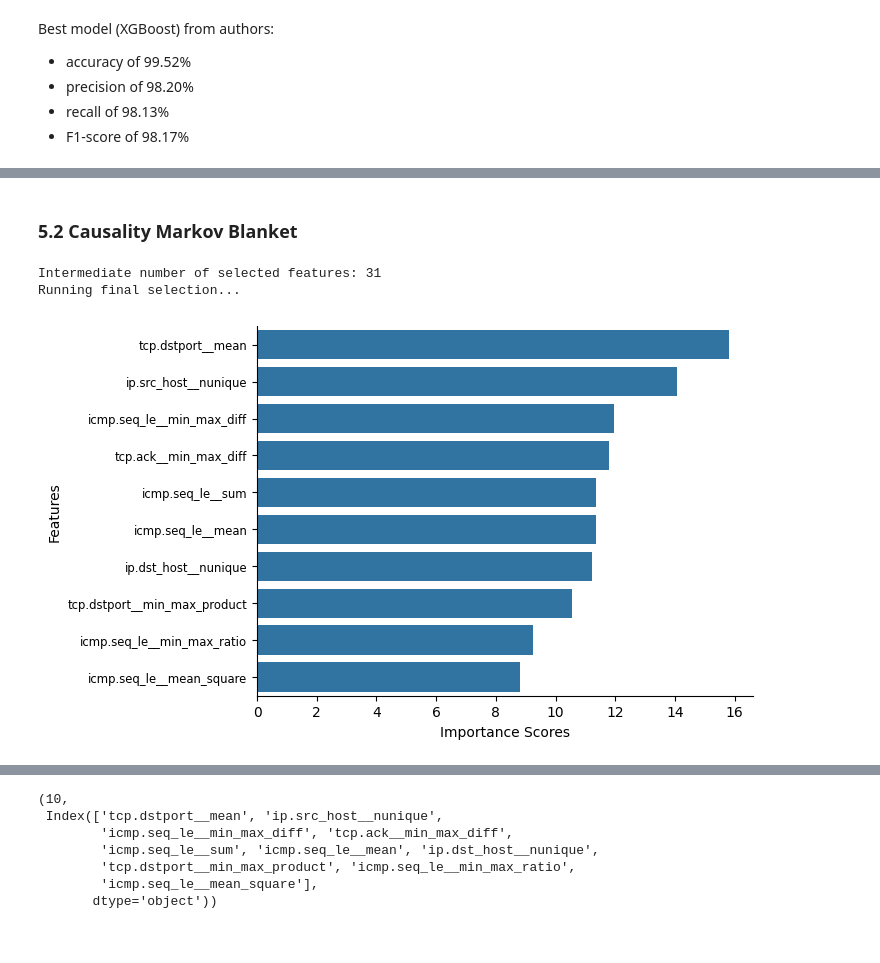
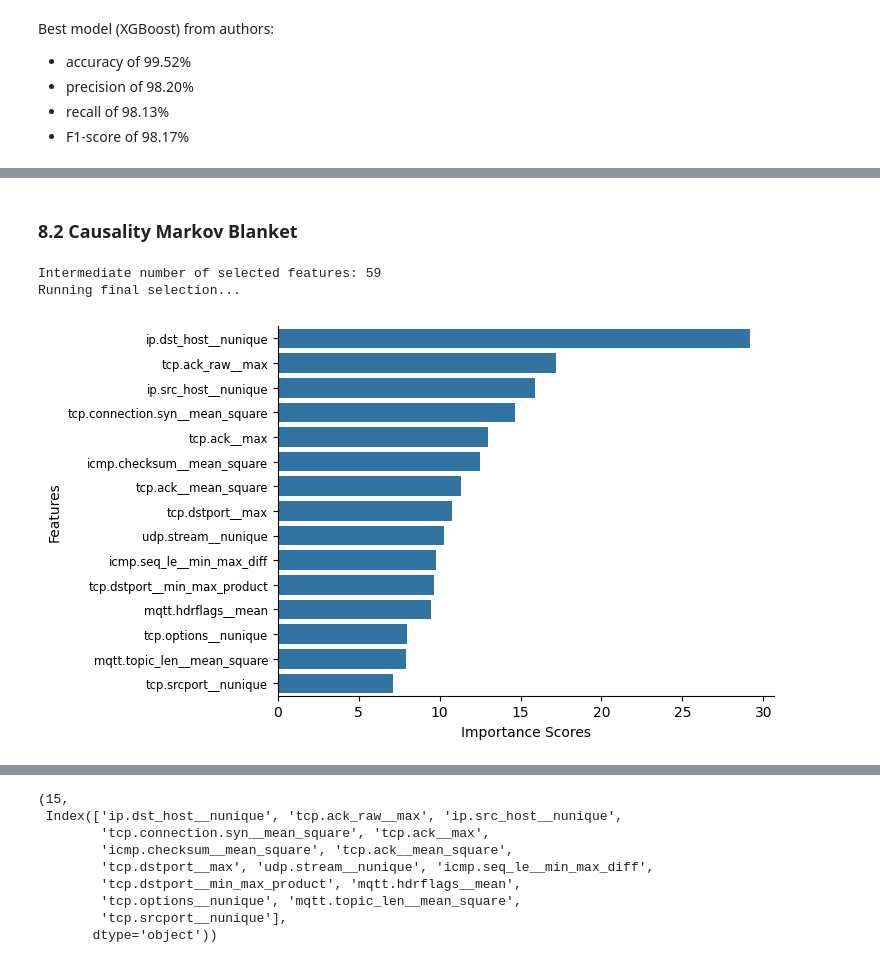
Before and after one commit to vichShir/efficient-multistage-pipeline-iiot, a Jupyter notebook: BRUIIoT_draft.ipynb, the cells around one changed output, grey strips where cells are left out. Drawn from its saved outputs; the diff is of its cells as text; code cells hidden in the pictures.

```diff
--- a/BRUIIoT_draft.ipynb
+++ b/BRUIIoT_draft.ipynb
@@ -145,5 +323,13 @@ df_train = pl.read_csv('BRUIIoT_train.csv')
 # %%
-df_train = df_train.sample(n=int(df_train.shape[0]*0.01), seed=SEED).to_pandas()
+# df_train = df_train.sample(n=int(df_train.shape[0]*0.1), random_state=SEED)
+df_train = pd.concat([
+    df_train_normal,
+    df_train_mirai,
+    df_train_icmp,
+    df_train_syn,
+    df_train_others
+], axis=0)
+df_train = df_train.sample(frac=1, random_state=SEED).reset_index(drop=True)  # shuffle
 print(df_train.shape)
 df_train.head()
 # %% [output]
@@ -232,3 +404,6 @@ labels
+# %%
+df_test = df_test.drop(columns=['frame.time__calculate_duration'])
+df_train = df_train.drop(columns=['frame.time__calculate_duration'])
 # %%
 # get features and targets
 X_train = df_train.drop(columns=targets_cols+['index'])
@@ -270,9 +442,12 @@ def train_xgboost(X_train, y_train, X_test, y_test, method_name=None):
     clf.fit(X_train, y_train)
 
     # inference test
-    times = calculate_inference_time(clf, X_test, num_exec=5)
+    times = calculate_inference_time(clf, X_test, num_exec=10)
     print(f'Test inference time for {X_test.shape[0]} samples in seconds:')
     print(times.describe())
+    sns.boxplot(y=times)
+    plt.title('Test inference time distribution')
+    plt.show()
 
     # predictions
     y_pred = clf.predict(X_test)
@@ -457,12 +636,13 @@ Test ROC-AUC: 0.9988749513516363
 # %% [markdown]
-### 5.2 Causality Markov Blanket
+### 8.2 Causality Markov Blanket
 # %%
-def fs_causal_markov_blanket(X_train, y_train, thresholds=[0.01, 0.001], val_size=0.2, verbose=0):
-    predictor = RandomForestClassifier(n_jobs=-1)
+def fs_causal_markov_blanket(X_train, y_train, protocols, thresholds=[0.01, 0.001], val_size=0.2, verbose=0):
+    # predictor = RandomForestClassifier(n_jobs=-1)
+    predictor = DecisionTreeClassifier()
 
     ### first, select features for each protocol ###
     selected_features = []
-    for m in tqdm(modules):
+    for m in tqdm(protocols):
         cols = filter_module(X_train.columns, m)
         X_train_protocol = X_train[cols].reset_index(drop=True)
 
@@ -510,9 +690,9 @@ def fs_causal_markov_blanket(X_train, y_train, thresholds=[0.01, 0.001], val_siz
     return selected_features
 # %%
 %%time
-causal_selected_features = fs_causal_markov_blanket(X_train, y_train, thresholds=[0.01, 0.001], val_size=0.2)
+causal_selected_features = fs_causal_markov_blanket(X_train, y_train, modules, thresholds=[0.01, 0.001], val_size=0.1)
 len(causal_selected_features), causal_selected_features
 # %% [output]
-Intermediate number of selected features: 31
+Intermediate number of selected features: 59
 Running final selection...
-[figure, old version]
+[figure, new version]
@@ -521,9 +701,11 @@ Wall time: 1h 4min 27s
-(10,
- Index(['tcp.dstport__mean', 'ip.src_host__nunique',
-        'icmp.seq_le__min_max_diff', 'tcp.ack__min_max_diff',
-        'icmp.seq_le__sum', 'icmp.seq_le__mean', 'ip.dst_host__nunique',
-        'tcp.dstport__min_max_product', 'icmp.seq_le__min_max_ratio',
-        'icmp.seq_le__mean_square'],
+(15,
+ Index(['ip.dst_host__nunique', 'tcp.ack_raw__max', 'ip.src_host__nunique',
+        'tcp.connection.syn__mean_square', 'tcp.ack__max',
+        'icmp.checksum__mean_square', 'tcp.ack__mean_square',
+        'tcp.dstport__max', 'udp.stream__nunique', 'icmp.seq_le__min_max_diff',
+        'tcp.dstport__min_max_product', 'mqtt.hdrflags__mean',
+        'tcp.options__nunique', 'mqtt.topic_len__mean_square',
+        'tcp.srcport__nunique'],
        dtype='object'))
 # %%
 train_xgboost(X_train.loc[:, causal_selected_features], y_train, X_test.loc[:, causal_selected_features], y_test, method_name='Causal MB')
```
Also changed, not shown: parts of 68 cells of this notebook.
